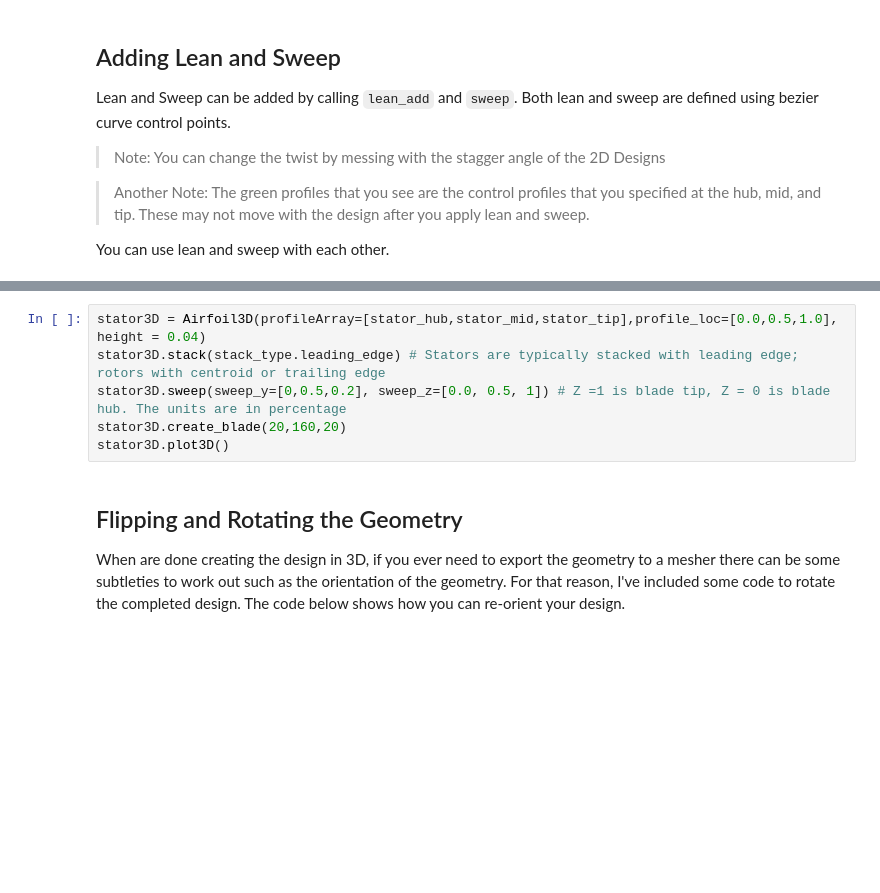
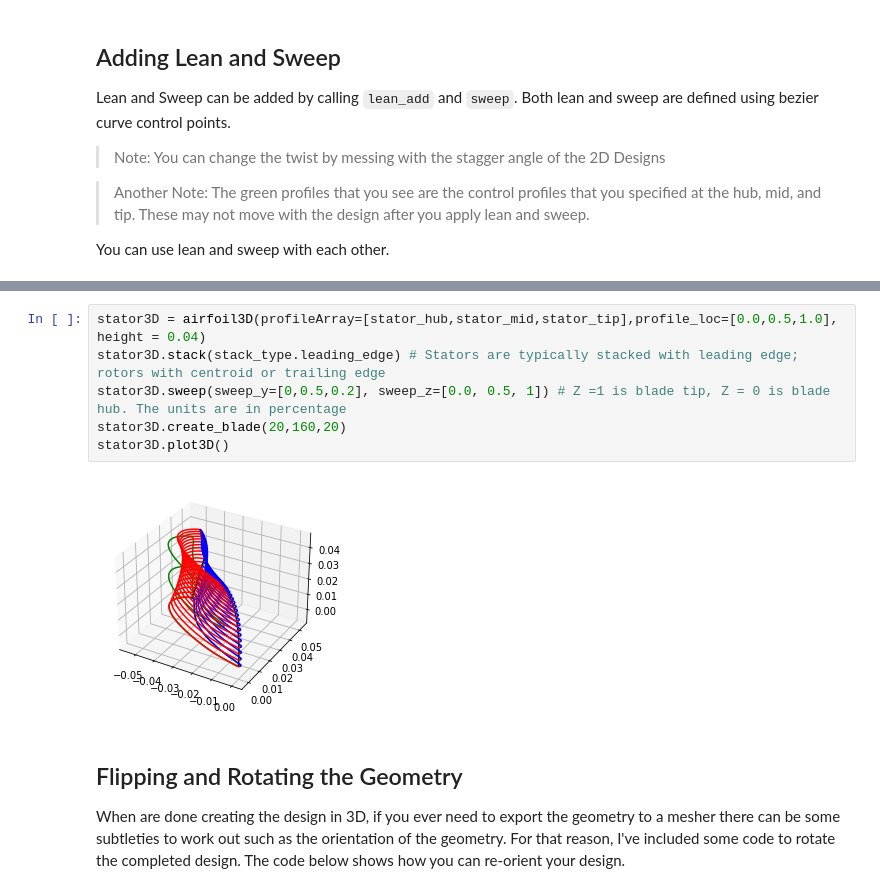
Before and after one commit to nasa/pyturbo-aero, a Jupyter notebook: tutorials/3D_DesignTutorial.ipynb, the cells around one changed output, grey strips where cells are left out. Saved outputs shown, nothing was run; the diff lists cells and outputs as text; blank space fills up the shorter version.

```diff
--- a/tutorials/3D_DesignTutorial.ipynb
+++ b/tutorials/3D_DesignTutorial.ipynb
@@ -144,9 +143,11 @@ AttributeError: 'Airfoil3D' object has no attribute 'lean_add'
 # %%
-stator3D = Airfoil3D(profileArray=[stator_hub,stator_mid,stator_tip],profile_loc=[0.0,0.5,1.0], height = 0.04)
+stator3D = airfoil3D(profileArray=[stator_hub,stator_mid,stator_tip],profile_loc=[0.0,0.5,1.0], height = 0.04)
 stator3D.stack(stack_type.leading_edge) # Stators are typically stacked with leading edge; rotors with centroid or trailing edge
 stator3D.sweep(sweep_y=[0,0.5,0.2], sweep_z=[0.0, 0.5, 1]) # Z =1 is blade tip, Z = 0 is blade hub. The units are in percentage
 stator3D.create_blade(20,160,20)
 stator3D.plot3D()
+# %% [output]
+[figure, added]
 # %% [markdown]
 ## Flipping and Rotating the Geometry
 When are done creating the design in 3D, if you ever need to export the geometry to a mesher there can be some subtleties to work out such as the orientation of the geometry. For that reason, I've included some code to rotate the completed design. The code below shows how you can re-orient your design.
```
Also changed, not shown: parts of 9 cells of this notebook, 12 other files.
